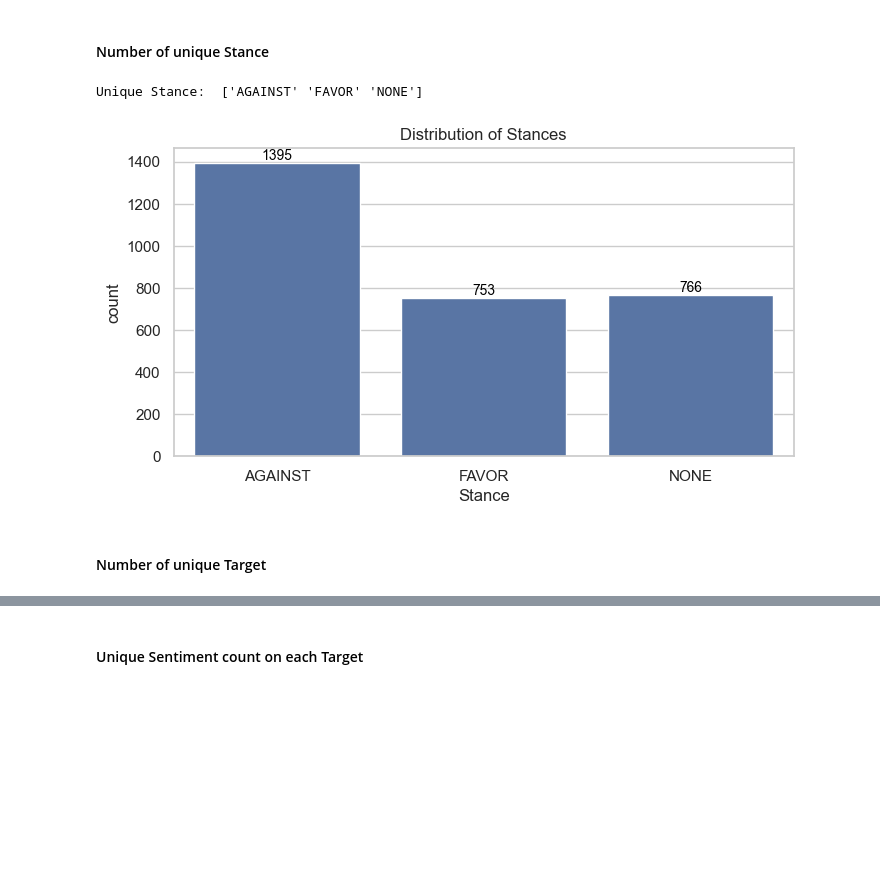
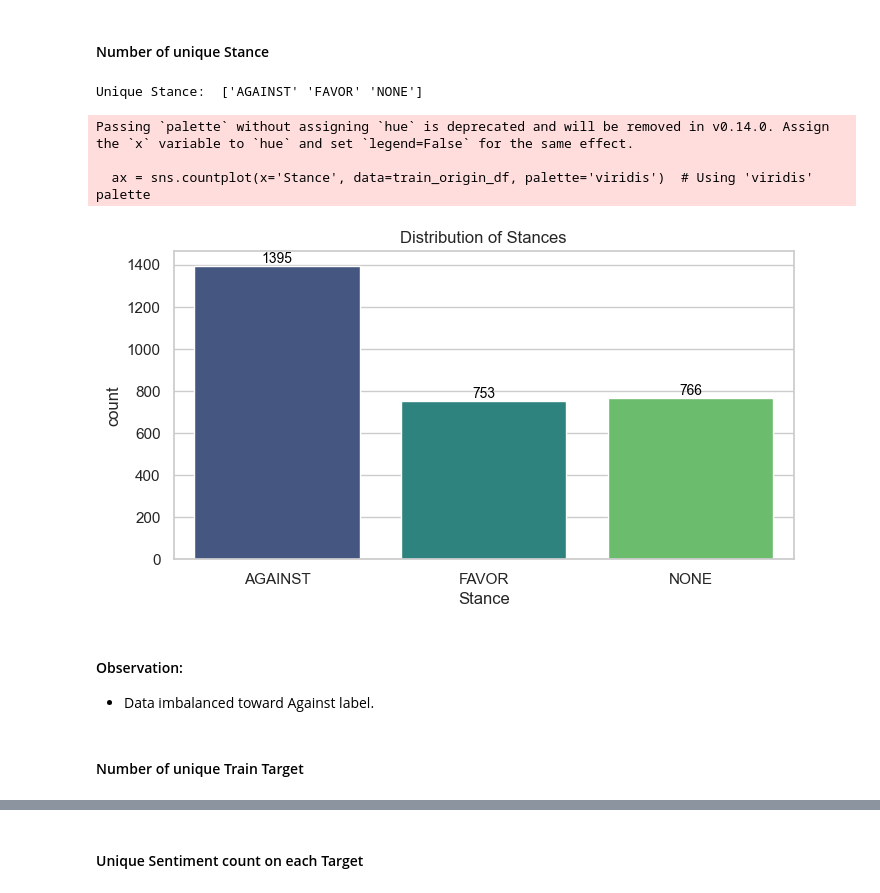
Before and after one commit to baopham2611/deep_learning_a2, a Jupyter notebook: ProcessingAndEDA.ipynb, the cells around one changed output, grey strips where cells are left out. Cells and saved outputs as stored; diff of their text form; code cells hidden in the pictures; blank space fills up the shorter version.

```diff
--- a/ProcessingAndEDA.ipynb
+++ b/ProcessingAndEDA.ipynb
@@ -162,19 +162,22 @@ test_missing_info
 # %% [markdown]
 #### Number of unique Sentiment
 # %%
-print('Unique Sentiment: ',train_origin_df['Sentiment'].unique())
+print('Unique Sentiment: ', train_origin_df['Sentiment'].unique())
 
 # Setting the aesthetics for seaborn
 sns.set(style="whitegrid")
 
-# Plotting bar chart for 'Sentiment' with count annotations
+# Plotting bar chart for 'Sentiment' with count annotations and a color palette
 plt.figure(figsize=(8, 4))
-ax = sns.countplot(x='Sentiment', data=train_origin_df)
+ax = sns.countplot(x='Sentiment', data=train_origin_df, palette='Set2')  # Using 'Set2' palette
 plt.title('Distribution of Sentiments')
+
+# Adding count annotations
 for p in ax.patches:
     ax.annotate(f'{int(p.get_height())}', (p.get_x() + p.get_width() / 2., p.get_height()),
                 ha='center', va='center', fontsize=10, color='black', xytext=(0, 5),
                 textcoords='offset points')
+
 plt.show()
 # %% [output]
 Unique Sentiment:  ['neg' 'pos' 'other']
@@ -182,19 +191,32 @@ Unique Sentiment:  ['neg' 'pos' 'other']
 # %% [markdown]
 #### Number of unique Stance
 # %%
-print('Unique Stance: ',train_origin_df['Stance'].unique())
-# Plotting bar chart for 'Stance' with count annotations
+print('Unique Stance: ', train_origin_df['Stance'].unique())
+
+# Setting the aesthetics for seaborn
+sns.set(style="whitegrid")
+
+# Plotting bar chart for 'Stance' with count annotations and a color palette
 plt.figure(figsize=(8, 4))
-ax = sns.countplot(x='Stance', data=train_origin_df)
+ax = sns.countplot(x='Stance', data=train_origin_df, palette='viridis')  # Using 'viridis' palette
 plt.title('Distribution of Stances')
+
+# Adding count annotations
 for p in ax.patches:
     ax.annotate(f'{int(p.get_height())}', (p.get_x() + p.get_width() / 2., p.get_height()),
                 ha='center', va='center', fontsize=10, color='black', xytext=(0, 5),
                 textcoords='offset points')
+
 plt.show()
 # %% [output]
 Unique Stance:  ['AGAINST' 'FAVOR' 'NONE']
+Passing `palette` without assigning `hue` is deprecated and will be removed in v0.14.0. Assign the `x` variable to `hue` and set `legend=False` for the same effect.
+
+  ax = sns.countplot(x='Stance', data=train_origin_df, palette='viridis')  # Using 'viridis' palette
-[figure, old version]
+[figure, new version]
+# %% [markdown]
+ #### Observation:
+- Data imbalanced toward Against label.
 # %% [markdown]
-#### Number of unique Target
+#### Number of unique Train Target
 # %%
```
Also changed, not shown: parts of 14 cells of this notebook, 1 other file.
